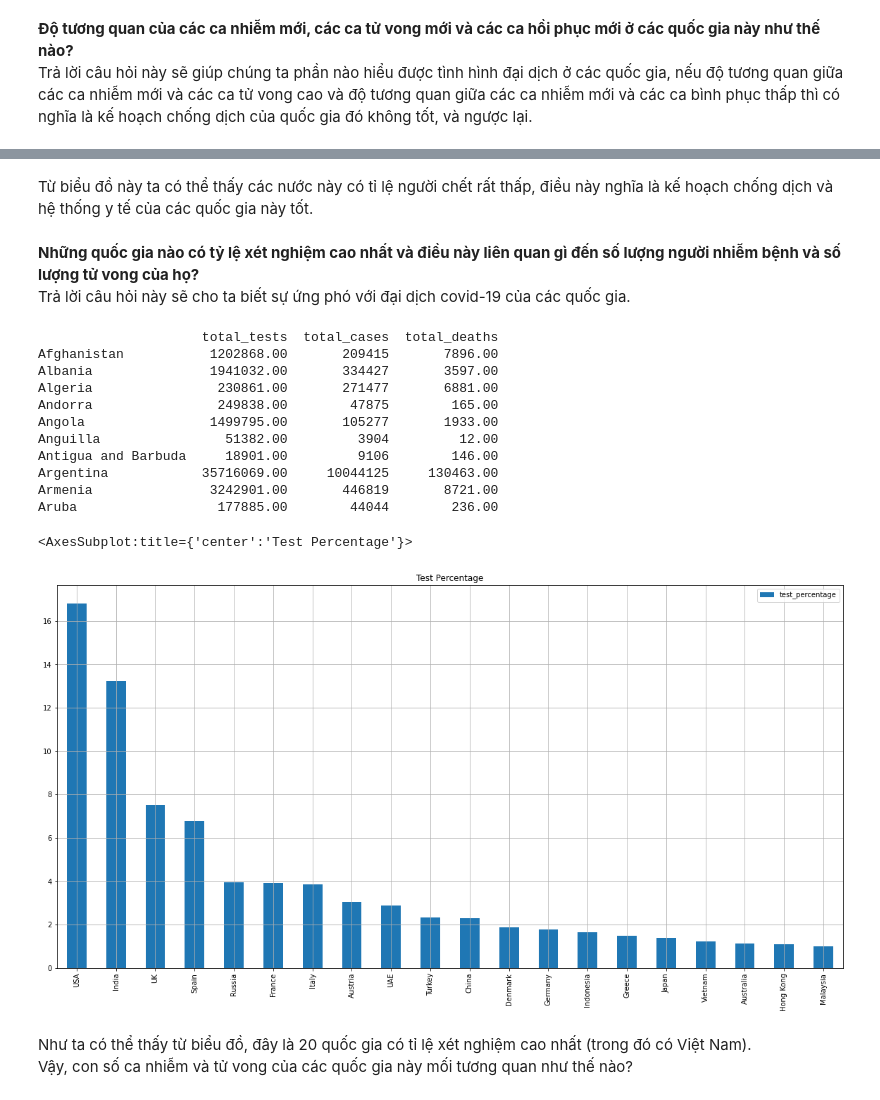
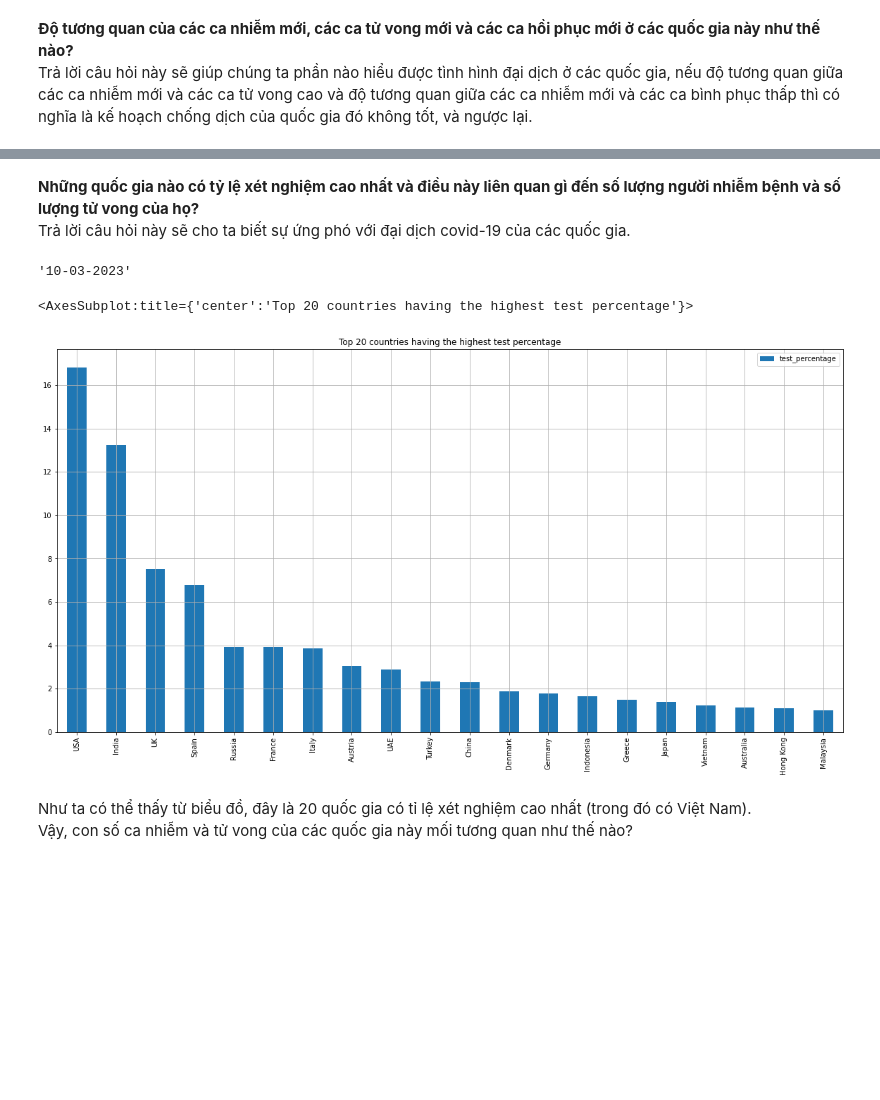
Before and after one commit to vntan/Covid-19-Analysis, a Jupyter notebook: visualization.ipynb, the cells around one changed output, grey strips where cells are left out. Saved outputs shown, nothing was run; the diff lists cells and outputs as text; code cells hidden in the pictures; blank space fills up the shorter version.

```diff
--- a/visualization.ipynb
+++ b/visualization.ipynb
@@ -182,37 +101,44 @@ recovered_percent_df.plot(kind='bar', figsize=(20,10), title='Recovered Percenta
-# %% [markdown]
-Từ biểu đồ này ta có thể thấy các nước này có tỉ lệ người chết rất thấp, điều này nghĩa là kế hoạch chống dịch và hệ thống y tế của các quốc gia này tốt.
 # %% [markdown]
 **Những quốc gia nào có tỷ lệ xét nghiệm cao nhất và điều này liên quan gì đến số lượng người nhiễm bệnh và số lượng tử vong của họ?**\
 Trả lời câu hỏi này sẽ cho ta biết sự ứng phó với đại dịch covid-19 của các quốc gia.
+# %%
+country_list = list(df_dict.values())[0].sort_values(by=['TotalCases'], ascending=False)['Country,Other'].to_list()
+country_list.remove('World')
+# %%
+#find the latest date
+date_objs = [datetime.strptime(date, '%d-%m-%Y') for date in df_dict.keys()]
+latest_date = max(date_objs)
+latest_date_str = latest_date.strftime('%d-%m-%Y')
+latest_date_str
+# %% [output]
+'10-03-2023'
 # %%
 total_tests = []
+total_cases = []
+total_deaths = []
 for country in country_list:
-    total_tests.append(df_dict['06-03-2023'].set_index('Country,Other')['TotalTests'][country])
+    total_cases.append(df_dict[latest_date_str].set_index('Country,Other')['TotalCases'][country])
+    total_tests.append(df_dict[latest_date_str].set_index('Country,Other')['TotalTests'][country])
+    total_deaths.append(df_dict[latest_date_str].set_index('Country,Other')['TotalDeaths'][country])
 
 total_tests_df = pd.DataFrame(total_tests, index=country_list, columns=['total_tests'])
+total_cases_df = pd.DataFrame(total_cases, index=country_list, columns=['total_cases'])
+total_death_df = pd.DataFrame(total_deaths, index=country_list, columns=['total_deaths'])
+
 total_tests_df = total_tests_df.sort_index()
+total_cases_df = total_cases_df.sort_index()
+total_death_df = total_death_df.sort_index()
+
 test_percent_df = pd.concat([total_tests_df, total_cases_df, total_death_df], axis=1)
-print(test_percent_df.head(10))
 #compute the test percentage compared to the total test in the world
 test_percent_df['test_percentage'] = test_percent_df['total_tests']/test_percent_df['total_tests'].sum()*100
 test_percent_df = test_percent_df.sort_values(by=['test_percentage'], ascending=False)
-#test_percent_df = test_percent_df.head(20)
-#visualize the data in a bar chart
-test_percent_df.head(20).plot(kind='bar', y='test_percentage', figsize=(20,10), title='Test Percentage', grid=True)
-# %% [output]
-                     total_tests  total_cases  total_deaths
-Afghanistan           1202868.00       209415       7896.00
-Albania               1941032.00       334427       3597.00
-Algeria                230861.00       271477       6881.00
-Andorra                249838.00        47875        165.00
-Angola                1499795.00       105277       1933.00
-Anguilla                51382.00         3904         12.00
-Antigua and Barbuda     18901.00         9106        146.00
-Argentina            35716069.00     10044125     130463.00
-Armenia               3242901.00       446819       8721.00
-Aruba                  177885.00        44044        236.00
-<AxesSubplot:title={'center':'Test Percentage'}>
-[figure, removed]
+# %%
+#visualize the data in a bar chart
+test_percent_df.head(20).plot(kind='bar', y='test_percentage', figsize=(20,10), title='Top 20 countries having the highest test percentage', grid=True)
+# %% [output]
+<AxesSubplot:title={'center':'Top 20 countries having the highest test percentage'}>
+[figure, added]
 # %% [markdown]
 Như ta có thể thấy từ biểu đồ, đây là 20 quốc gia có tỉ lệ xét nghiệm cao nhất (trong đó có Việt Nam). \
 Vậy, con số ca nhiễm và tử vong của các quốc gia này mối tương quan như thế nào?
```
Also changed, not shown: parts of 20 cells of this notebook, 4 other files.
